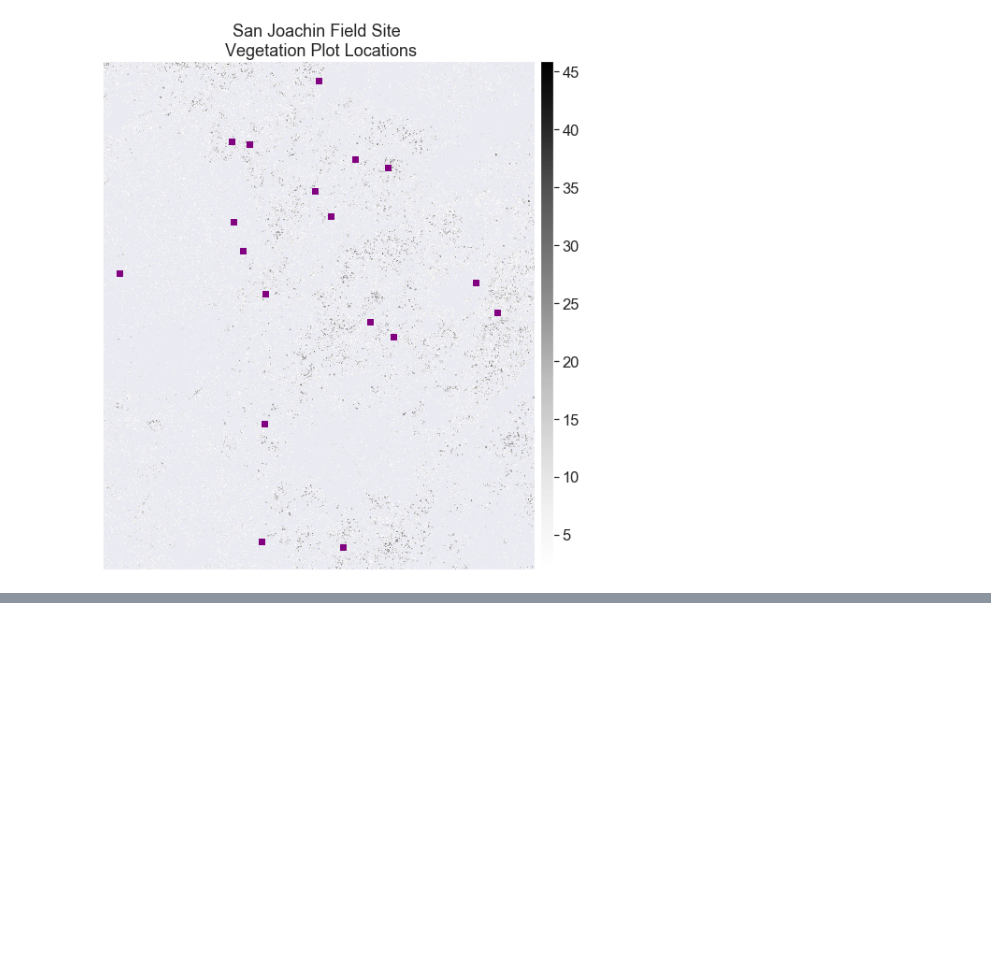
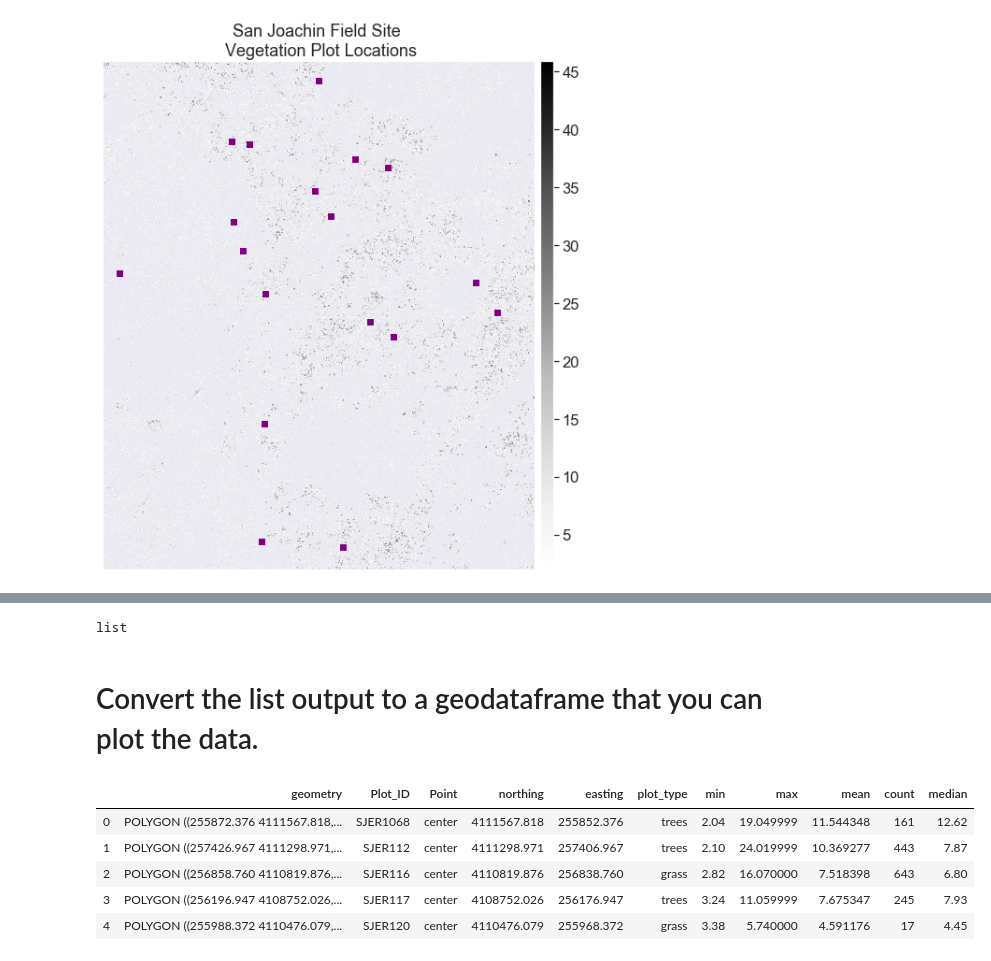
Before and after one commit to SeriousHyena/Extract-Raster-values-from-geotif, a Jupyter notebook: Extract_RasterValues.ipynb, the cells around one changed output, grey strips where cells are left out. Drawn from its saved outputs; the diff is of its cells as text; code cells hidden in the pictures; blank space fills up the shorter version.

```diff
--- a/Extract_RasterValues.ipynb
+++ b/Extract_RasterValues.ipynb
@@ -127,0 +172,27 @@ SJER_plots_points.plot(ax=ax,
+# %%
+# Extract zonal stats
+sjer_tree_heights = rs.zonal_stats(plot_buffer_path,
+                                   SJER_chm_data,
+                                   nodata=-999,
+                                   affine=sjer_chm_meta['transform'],
+                                   geojson_out=True,
+                                   copy_properties=True,
+                                   stats="count min mean max median")
+
+# View object type
+type(sjer_tree_heights)
+# %% [output]
+list
+# %% [markdown]
+# Convert the list output to a geodataframe that you can plot the data.
+# %%
+# Turn extracted data into a pandas geodataframe
+SJER_lidar_height_df = gpd.GeoDataFrame.from_features(sjer_tree_heights)
+SJER_lidar_height_df.head()
+# %% [output]
+|  | geometry | Plot_ID | Point | northing | easting | plot_type | min | max | mean | count | median |
+| 0 | POLYGON ((255872.376 4111567.818,... | SJER1068 | center | 4111567.818 | 255852.376 | trees | 2.04 | 19.049999 | 11.544348 | 161 | 12.62 |
+| 1 | POLYGON ((257426.967 4111298.971,... | SJER112 | center | 4111298.971 | 257406.967 | trees | 2.10 | 24.019999 | 10.369277 | 443 | 7.87 |
+| 2 | POLYGON ((256858.760 4110819.876,... | SJER116 | center | 4110819.876 | 256838.760 | grass | 2.82 | 16.070000 | 7.518398 | 643 | 6.80 |
+| 3 | POLYGON ((256196.947 4108752.026,... | SJER117 | center | 4108752.026 | 256176.947 | trees | 3.24 | 11.059999 | 7.675347 | 245 | 7.93 |
+| 4 | POLYGON ((255988.372 4110476.079,... | SJER120 | center | 4110476.079 | 255968.372 | grass | 3.38 | 5.740000 | 4.591176 | 17 | 4.45 |
```
Also changed, not shown: parts of 8 cells of this notebook.
